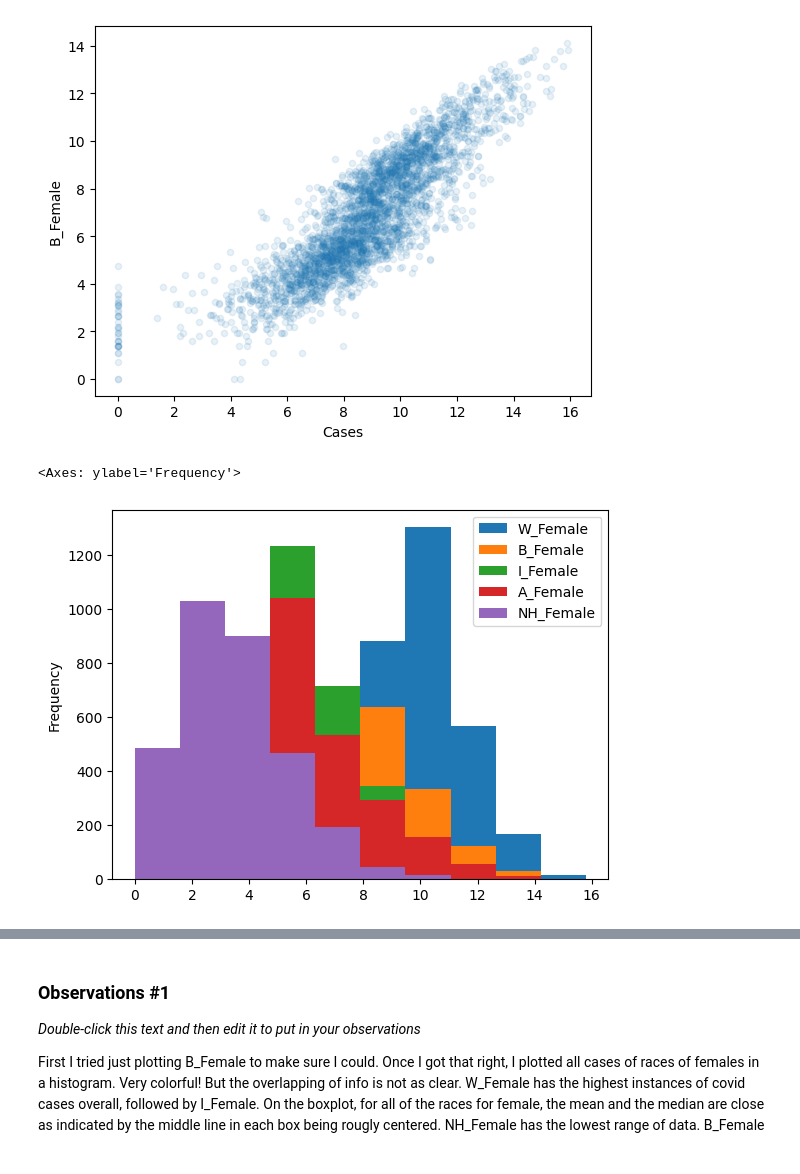
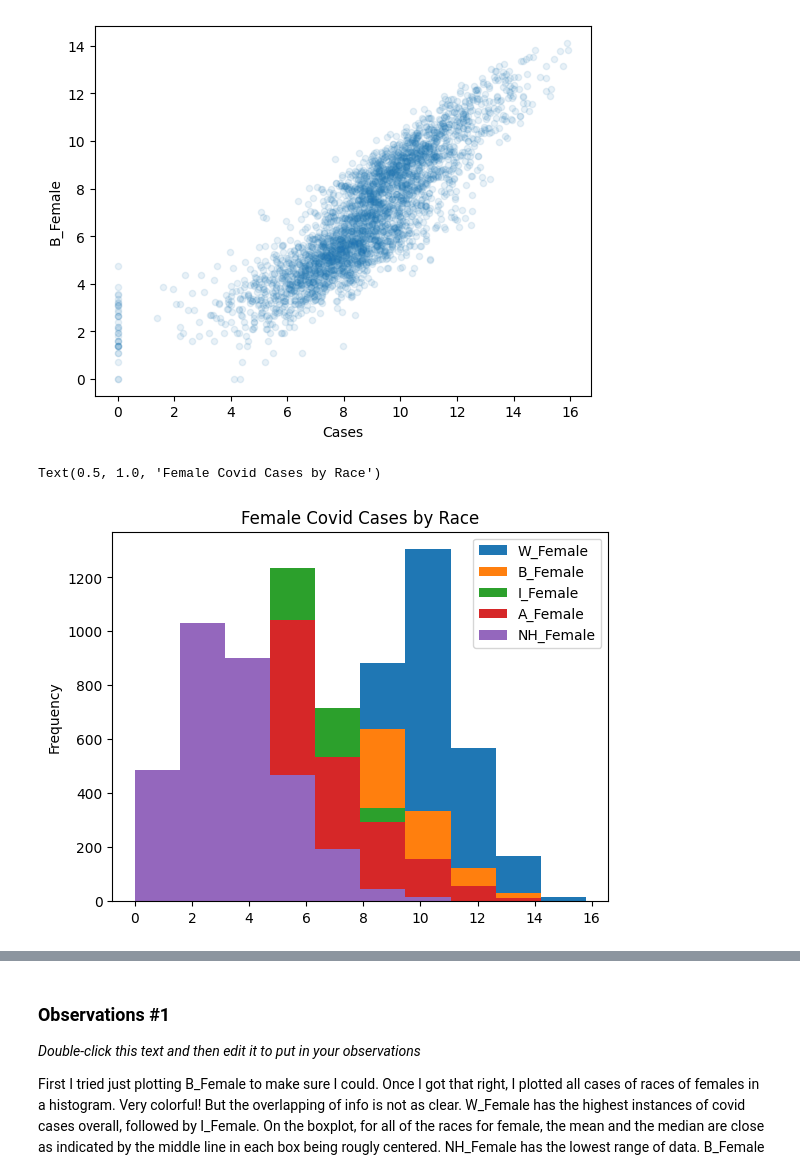
Before and after one commit to pmSLUMSHDS/hds5210-2023, a Jupyter notebook: week09/week09_assignment_2.ipynb, the cells around one changed output, grey strips where cells are left out. Cells and saved outputs as stored; diff of their text form; code cells hidden in the pictures.

```diff
--- a/week09/week09_assignment_2.ipynb
+++ b/week09/week09_assignment_2.ipynb
@@ -297,11 +297,12 @@ covid_df.plot(x = 'Cases', y = 'B_Female', kind = 'scatter', alpha = 0.1)
 [figure]
 # %%
 covid_df.plot.hist(x = 'Cases', y = ['W_Female', 'B_Female', 'I_Female', 'A_Female', 'NH_Female'])
+plt.title ('Female Covid Cases by Race')
 
 #tried a histogram for all races of female caases of covid...multiple columns need brackets, not ()....trial and errror. Videos used both though....but this seemed to work.
 #while pretty, the overlapping not as easy to interpret, but this will give me actual instances.
 # %% [output]
-<Axes: ylabel='Frequency'>
+Text(0.5, 1.0, 'Female Covid Cases by Race')
-[figure, old version]
+[figure, new version]
 # %%
 covid_df.plot.box(x = 'Cases', y = ['W_Female', 'B_Female', 'I_Female', 'A_Female', 'NH_Female'])
```
Also changed, not shown: parts of 3 cells of this notebook.
